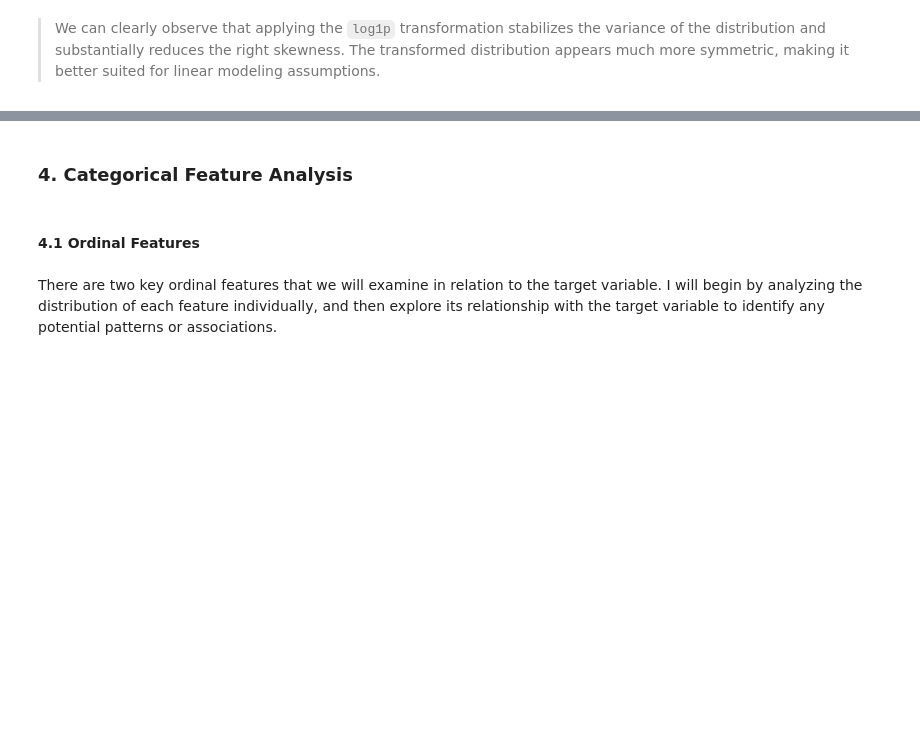
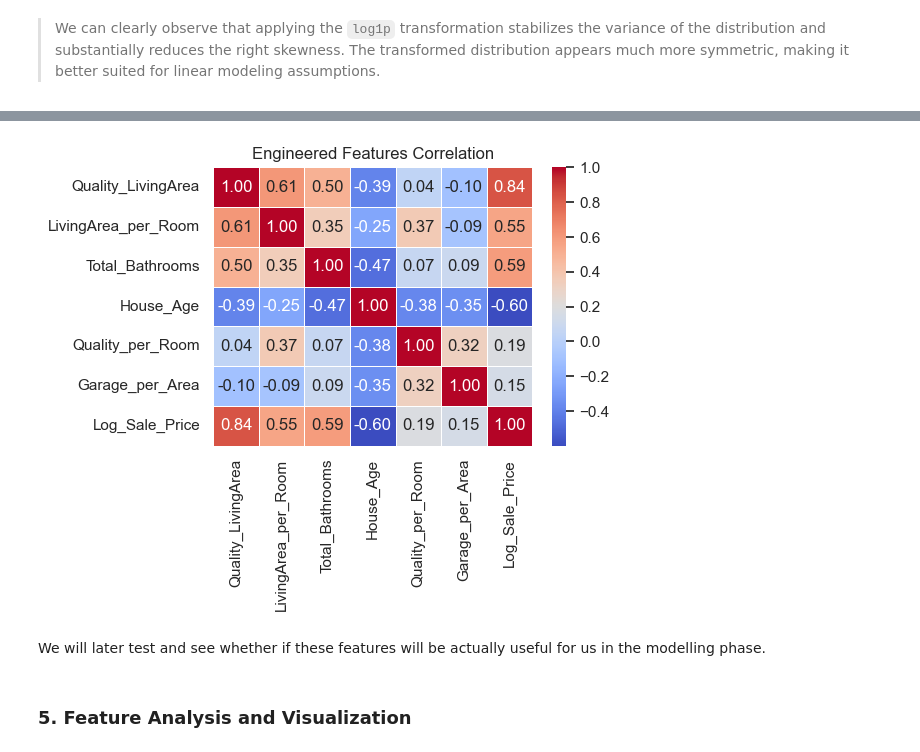
Before and after one commit to b-4her/2010-house-price-prediction, a Jupyter notebook: EDA.ipynb, the cells around one changed output, grey strips where cells are left out. Cells and saved outputs as stored; diff of their text form; code cells hidden in the pictures; blank space fills up the shorter version.

```diff
--- a/EDA.ipynb
+++ b/EDA.ipynb
@@ -1024,6 +1103,43 @@ df.drop("SalePrice", axis=1, inplace=True)
+# %%
+# feature engineering
+
+df["Quality_LivingArea"] = df["Overall_Quality"] * df["Above_Ground_Living_Area"]
+
+df["LivingArea_per_Room"] = df["Above_Ground_Living_Area"] / df["Total_Rooms_Above_Ground"]
+df["LivingArea_per_Room"] = df["LivingArea_per_Room"].replace([float("inf"), -float("inf")], 0)
+
+df["Total_Bathrooms"] = df["Full_Bathrooms"] + df["Basement_Full_Bathrooms"]
+
+df["House_Age"] = 2010 - df["Year_Built"]
+
+df["Quality_per_Room"] = df["Overall_Quality"] / df["Total_Rooms_Above_Ground"]
+df["Quality_per_Room"] = df["Quality_per_Room"].replace([float("inf"), -float("inf")], 0)
+
+df["Garage_per_Area"] = df["Garage_Capacity"] / df["Above_Ground_Living_Area"]
+df["Garage_per_Area"] = df["Garage_per_Area"].replace([float("inf"), -float("inf")], 0)
+# %%
+# quick check
+cols = [
+    "Quality_LivingArea",
+    "LivingArea_per_Room",
+    "Total_Bathrooms",
+    "House_Age",
+    "Quality_per_Room",
+    "Garage_per_Area",
+    "Log_Sale_Price"
+]
+
+corr = df[cols].corr()
+
+plt.figure(figsize=(6, 5))
+sns.heatmap(corr, annot=True, fmt=".2f", cmap="coolwarm", linewidths=0.5)
+
+plt.title("Engineered Features Correlation")
+plt.tight_layout()
+plt.show()
+# %% [output]
+[figure, added]
+# %% [markdown]
+We will later test and see whether if these features will be actually useful for us in the modelling phase.
 # %% [markdown]
-### 4. Categorical Feature Analysis
+### 5. Feature Analysis and Visualization
-# %% [markdown]
-#### 4.1 Ordinal Features
-# %% [markdown]
-There are two key ordinal features that we will examine in relation to the target variable. I will begin by analyzing the distribution of each feature individually, and then explore its relationship with the target variable to identify any potential patterns or associations.
```
Also changed, not shown: parts of 36 cells of this notebook, 7 other files.
